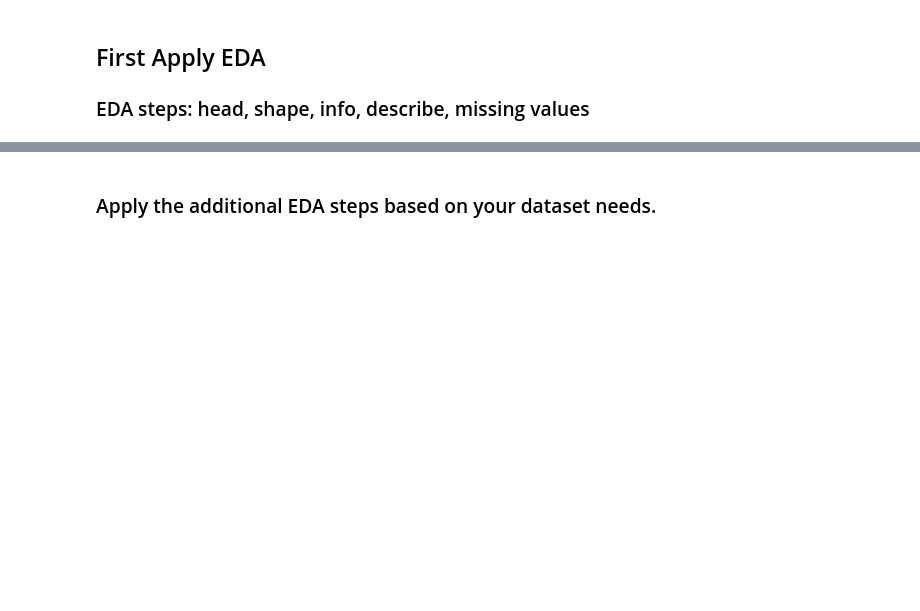
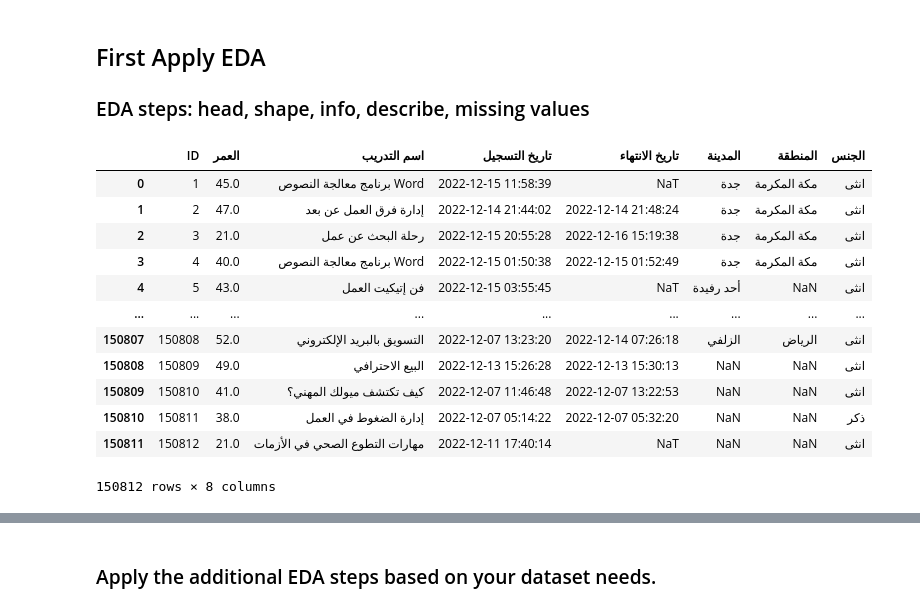
Before and after one commit to MoaathMog/droob-porject, a Jupyter notebook: doroop-proj.ipynb, the cells around one changed output, grey strips where cells are left out. Drawn from its saved outputs; the diff is of its cells as text; code cells hidden in the pictures; blank space fills up the shorter version.

```diff
--- a/doroop-proj.ipynb
+++ b/doroop-proj.ipynb
@@ -56,0 +55,16 @@ group.head(10)
+# %%
+stdf
+# %% [output]
+|  | ID | العمر | اسم التدريب | تاريخ التسجيل | تاريخ الانتهاء | المدينة | المنطقة | الجنس |
+| 0 | 1 | 45.0 | برنامج معالجة النصوص Word | 2022-12-15 11:58:39 | NaT | جدة | مكة المكرمة | انثى |
+| 1 | 2 | 47.0 | إدارة فرق العمل عن بعد | 2022-12-14 21:44:02 | 2022-12-14 21:48:24 | جدة | مكة المكرمة | انثى |
+| 2 | 3 | 21.0 | رحلة البحث عن عمل | 2022-12-15 20:55:28 | 2022-12-16 15:19:38 | جدة | مكة المكرمة | انثى |
+| 3 | 4 | 40.0 | برنامج معالجة النصوص Word | 2022-12-15 01:50:38 | 2022-12-15 01:52:49 | جدة | مكة المكرمة | انثى |
+| 4 | 5 | 43.0 | فن إتيكيت العمل | 2022-12-15 03:55:45 | NaT | أحد رفيدة | NaN | انثى |
+| ... | ... | ... | ... | ... | ... | ... | ... | ... |
+| 150807 | 150808 | 52.0 | التسويق بالبريد الإلكتروني | 2022-12-07 13:23:20 | 2022-12-14 07:26:18 | الزلفي | الرياض | انثى |
+| 150808 | 150809 | 49.0 | البيع الاحترافي | 2022-12-13 15:26:28 | 2022-12-13 15:30:13 | NaN | NaN | انثى |
+| 150809 | 150810 | 41.0 | كيف تكتشف ميولك المهني؟ | 2022-12-07 11:46:48 | 2022-12-07 13:22:53 | NaN | NaN | انثى |
+| 150810 | 150811 | 38.0 | إدارة الضغوط في العمل | 2022-12-07 05:14:22 | 2022-12-07 05:32:20 | NaN | NaN | ذكر |
+| 150811 | 150812 | 21.0 | مهارات التطوع الصحي في الأزمات | 2022-12-11 17:40:14 | NaT | NaN | NaN | انثى |
+150812 rows × 8 columns
```
Also changed, not shown: parts of 12 cells of this notebook.
